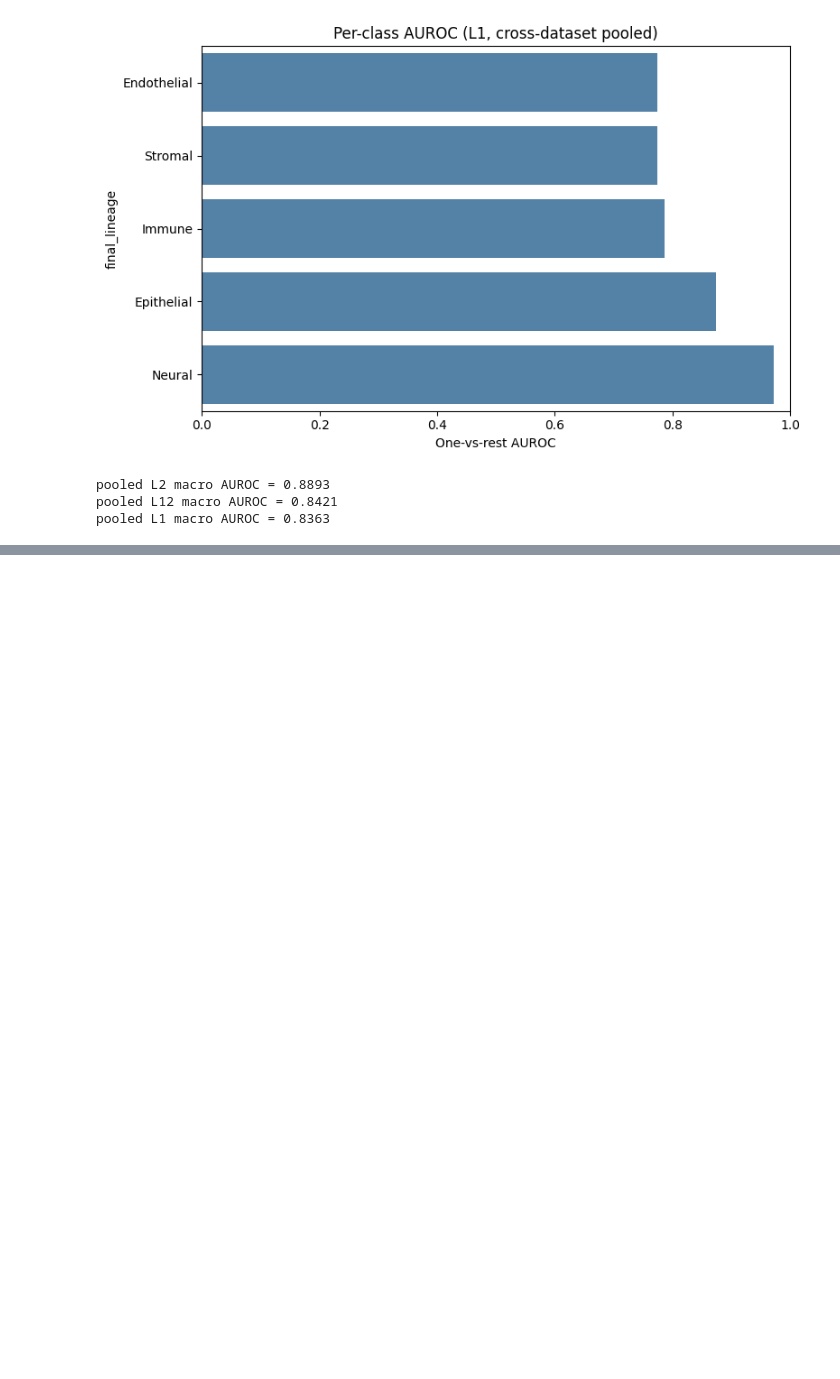
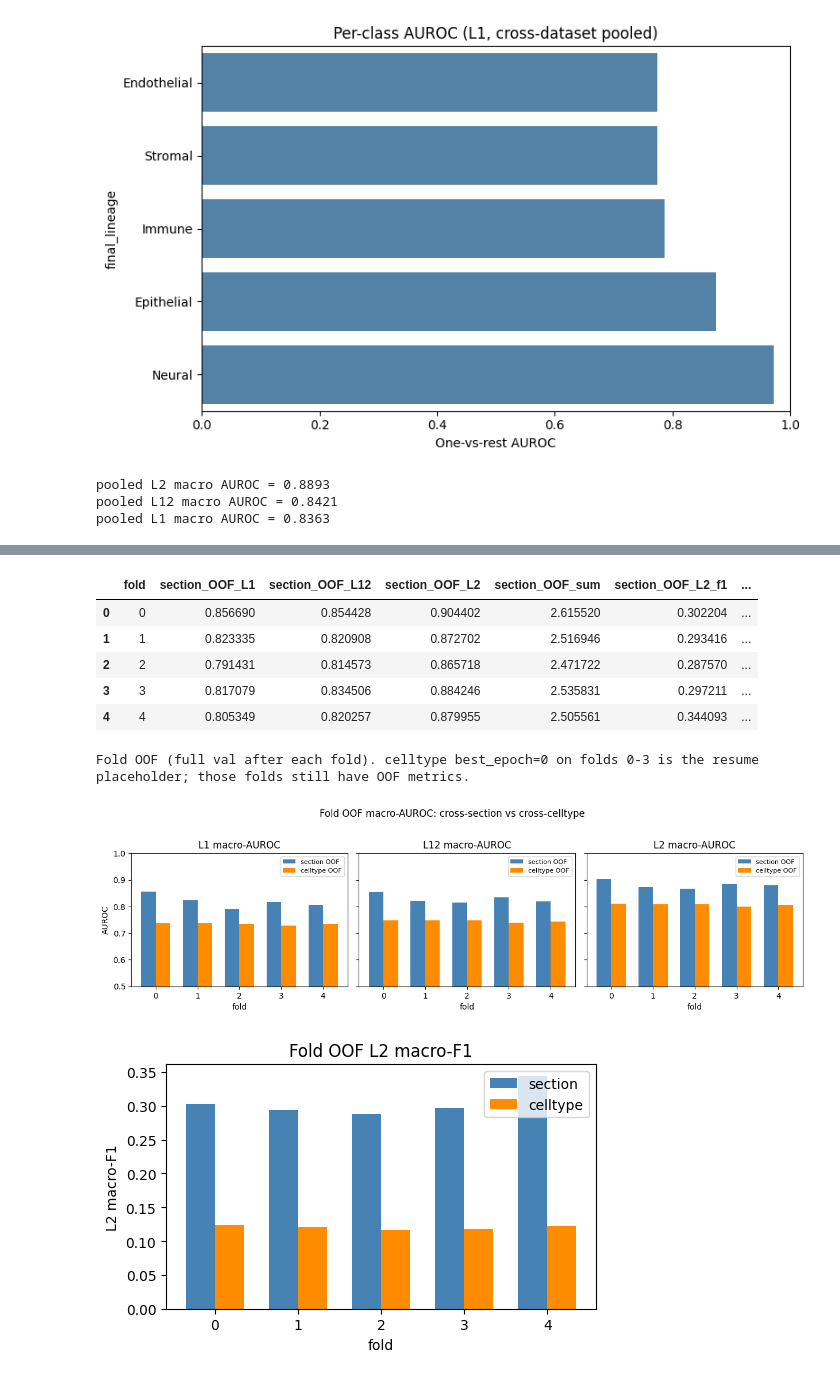
Before and after one commit to LingyuLi-math/Hist2Pheno, a Jupyter notebook: code/PanCancer/Pred_statistic_visual_pancancer_all.ipynb, the cells around one changed output, grey strips where cells are left out. Saved outputs shown, nothing was run; the diff lists cells and outputs as text; code cells hidden in the pictures; blank space fills up the shorter version.

```diff
--- a/code/PanCancer/Pred_statistic_visual_pancancer_all.ipynb
+++ b/code/PanCancer/Pred_statistic_visual_pancancer_all.ipynb
@@ -170,0 +314,74 @@ Native labels (if any) should map through `celltype_pancancer` aliases, or leave
+# %%
+def _load_fold_oof(path: Path, prefix: str) -> pd.DataFrame:
+    df = pd.read_csv(path)
+    keep = {
+        "fold": "fold",
+        "l1_head_macro_auc": f"{prefix}_OOF_L1",
+        "l12_macro_auc": f"{prefix}_OOF_L12",
+        "l2_macro_auc": f"{prefix}_OOF_L2",
+        "three_tier_auc_sum": f"{prefix}_OOF_sum",
+        "l2_macro_f1": f"{prefix}_OOF_L2_f1",
+        "best_epoch": f"{prefix}_best_epoch",
+    }
+    out = df.loc[:, [c for c in keep if c in df.columns]].rename(columns=keep)
+    return out.set_index("fold")
+
+
+cmp = pd.DataFrame({"fold": range(5)}).set_index("fold")
+sec_csv = CKPT_SECTION / "group_cv_folds.csv"
+cell_csv = CKPT_CELL / "group_cv_folds.csv"
+if sec_csv.is_file():
+    cmp = cmp.join(_load_fold_oof(sec_csv, "section"))
+if cell_csv.is_file():
+    cmp = cmp.join(_load_fold_oof(cell_csv, "cell"))
+cmp = cmp.reset_index()
+display(cmp)
+
+print(
+    "Fold OOF (full val after each fold). "
+    "celltype best_epoch=0 on folds 0-3 is the resume placeholder; those folds still have OOF metrics."
+)
+
+fig, axes = plt.subplots(1, 3, figsize=(12.5, 3.6), sharey=True)
+for ax, tier, scol, ccol in (
+    (axes[0], "L1", "section_OOF_L1", "cell_OOF_L1"),
+    (axes[1], "L12", "section_OOF_L12", "cell_OOF_L12"),
+    (axes[2], "L2", "section_OOF_L2", "cell_OOF_L2"),
+):
+    x = cmp["fold"]
+    w = 0.35
+    if scol in cmp:
+        ax.bar(x - w / 2, cmp[scol], width=w, label="section OOF", color="steelblue")
+    if ccol in cmp:
+        ax.bar(x + w / 2, cmp[ccol], width=w, label="celltype OOF", color="darkorange")
+    ax.set_title(f"{tier} macro-AUROC")
+    ax.set_xlabel("fold")
+    ax.set_xticks(list(range(5)))
+    ax.set_ylim(0.5, 1.0)
+    ax.legend(fontsize=8)
+axes[0].set_ylabel("AUROC")
+fig.suptitle("Fold OOF macro-AUROC: cross-section vs cross-celltype", y=1.02)
+fig.tight_layout()
+plt.show()
+
+if {"section_OOF_L2_f1", "cell_OOF_L2_f1"} <= set(cmp.columns):
+    fig, ax = plt.subplots(figsize=(5.2, 3.4))
+    ax.bar(cmp["fold"] - 0.175, cmp["section_OOF_L2_f1"], width=0.35, label="section", color="steelblue")
+    ax.bar(cmp["fold"] + 0.175, cmp["cell_OOF_L2_f1"], width=0.35, label="celltype", color="darkorange")
+    ax.set_xticks(list(range(5)))
+    ax.set_xlabel("fold")
+    ax.set_ylabel("L2 macro-F1")
+    ax.set_title("Fold OOF L2 macro-F1")
+    ax.legend()
+    fig.tight_layout()
+    plt.show()
+# %% [output]
+|  | fold | section_OOF_L1 | section_OOF_L12 | section_OOF_L2 | section_OOF_sum | section_OOF_L2_f1 | ... |
+| 0 | 0 | 0.856690 | 0.854428 | 0.904402 | 2.615520 | 0.302204 | ... |
+| 1 | 1 | 0.823335 | 0.820908 | 0.872702 | 2.516946 | 0.293416 | ... |
+| 2 | 2 | 0.791431 | 0.814573 | 0.865718 | 2.471722 | 0.287570 | ... |
+| 3 | 3 | 0.817079 | 0.834506 | 0.884246 | 2.535831 | 0.297211 | ... |
+| 4 | 4 | 0.805349 | 0.820257 | 0.879955 | 2.505561 | 0.344093 | ... |
+Fold OOF (full val after each fold). celltype best_epoch=0 on folds 0-3 is the resume placeholder; those folds still have OOF metrics.
+[figure, added]
+[figure, added]
```
Also changed, not shown: parts of 7 cells of this notebook, 5 other files.
